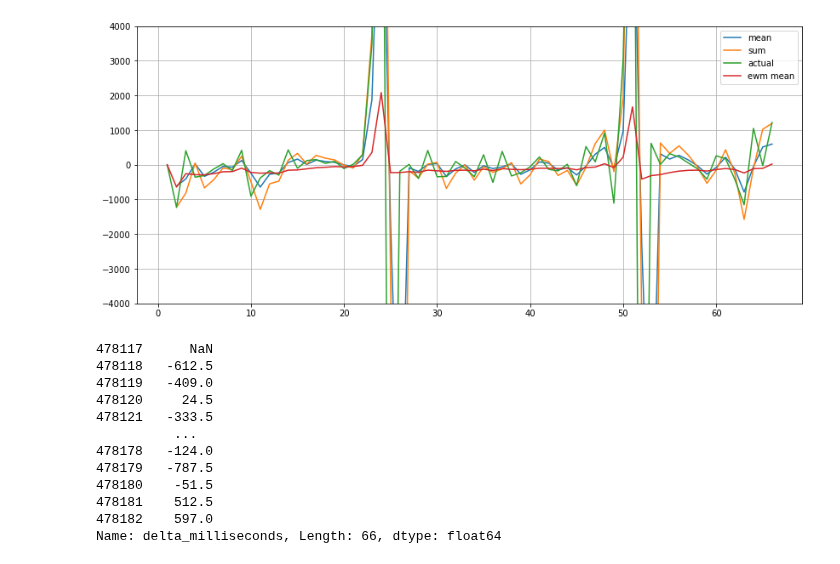
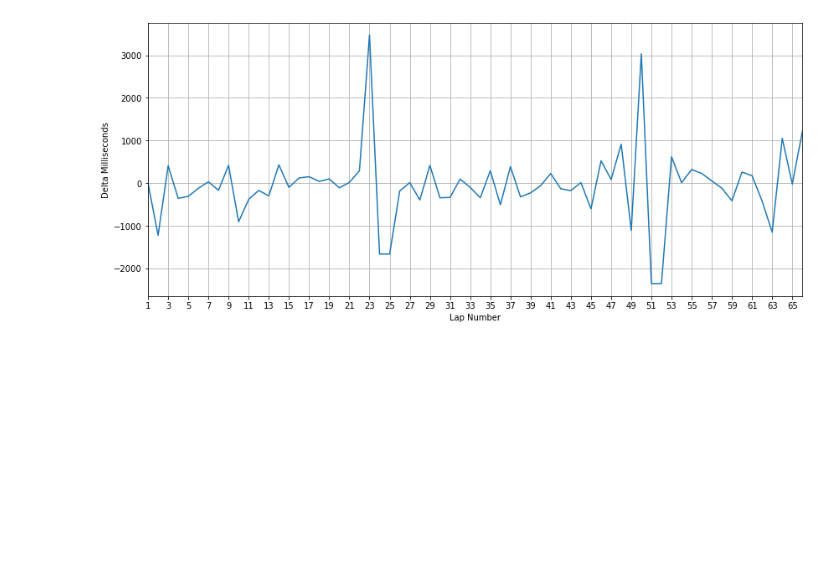
Before and after one commit to cnkndmr/formula1-data-analysis, a Jupyter notebook: src/delta.ipynb, the cells around one changed output. Drawn from its saved outputs; the diff is of its cells as text; code cells hidden in the pictures; blank space fills up the shorter version.

Commit message:
delta, driver and average comparison added

```diff
--- a/src/delta.ipynb
+++ b/src/delta.ipynb
@@ -42,41 +14,24 @@ plt.show()
-# %%
-plt.figure(figsize=(14, 6))
-
-
-plt.plot(race_driver_df.lap,
-         race_driver_df.delta_milliseconds.rolling(2).mean(),
-        label='mean')
-
-plt.plot(race_driver_df.lap,
-         race_driver_df.delta_milliseconds.rolling(2).sum(),
-        label='sum')
-
-plt.plot(race_driver_df.lap,
-         race_driver_df.delta_milliseconds,
-        label='actual')
-
-plt.plot(race_driver_df.lap,
-         race_driver_df.delta_milliseconds.ewm(span = 20).mean(),
-        label='ewm mean')
-
-plt.ylim(-4000, 4000)
-plt.grid()
-plt.legend()
-plt.show()
-# %% [output]
-[figure, removed]
-# %%
-race_driver_df.delta_milliseconds.rolling(2).mean()
-# %% [output]
-478117      NaN
-478118   -612.5
-478119   -409.0
-478120     24.5
-478121   -333.5
-          ...
-478178   -124.0
-478179   -787.5
-478180    -51.5
-478181    512.5
-478182    597.0
-Name: delta_milliseconds, Length: 66, dtype: float64
+# %%
+raceId = lap_times_df.raceId.iloc[-1]
+race_df = lap_times_df[(lap_times_df.raceId == raceId) & (lap_times_df.driverId == 1)].copy()
+
+for lap in pit_stops_df[(pit_stops_df.raceId == raceId) & (pit_stops_df.driverId == 1)].lap:
+    race_df.loc[race_df.lap == lap + 1,'milliseconds'] = np.nan
+    mean_value = race_df.loc[race_df.lap.isin([lap, lap + 1, lap + 2])].milliseconds.mean()
+    race_df.loc[race_df.lap == lap + 1,'milliseconds'] = mean_value
+
+race_df["delta_milliseconds"] = race_df.milliseconds - race_df.milliseconds.shift()
+race_df["delta_milliseconds"] = race_df["delta_milliseconds"].fillna(0)
+
+plt.figure(figsize=(14, 6))
+
+plt.plot(race_df.lap,
+         race_df.delta_milliseconds)
+plt.xticks(np.arange(race_df["lap"].values.min(), race_df["lap"].values.max()+1, 2.0))
+plt.xlim(race_df["lap"].values.min(), race_df["lap"].values.max())
+plt.grid()
+plt.xlabel('Lap Number')
+plt.ylabel('Delta Milliseconds')
+plt.show()
+# %% [output]
+[figure, added]
```
Also changed, not shown: parts of 4 cells of this notebook.
